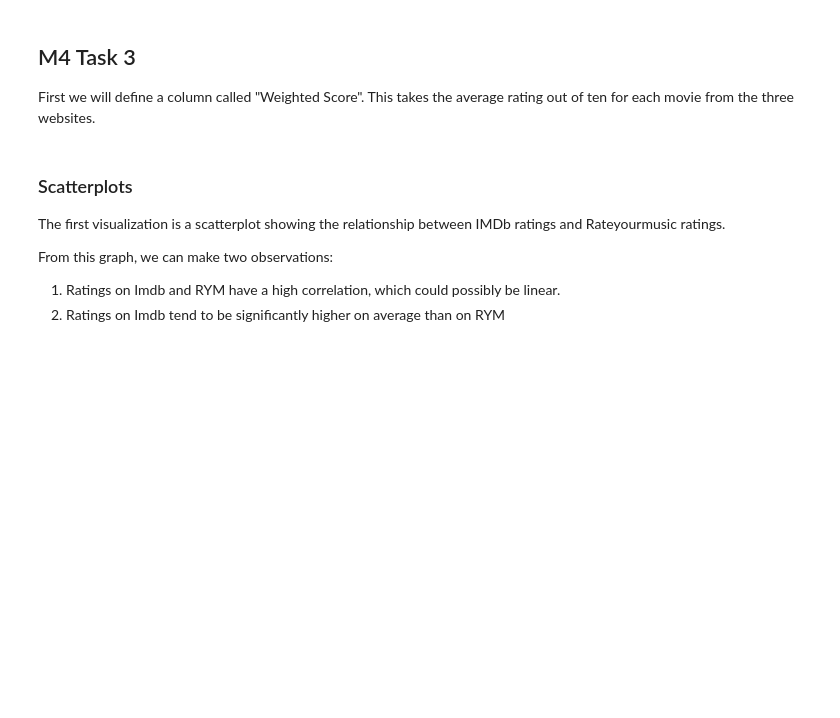
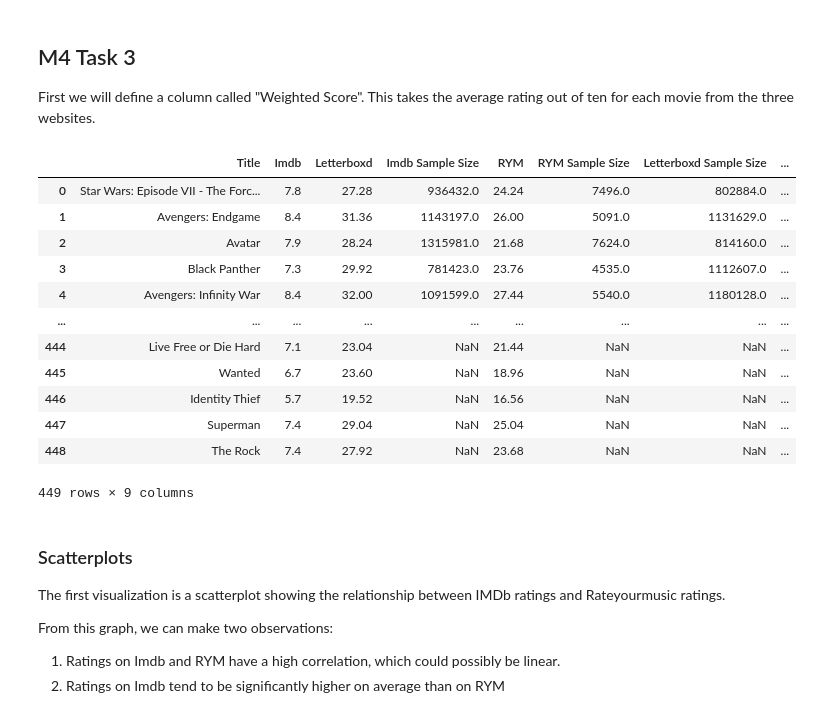
Before and after one commit to ubco-W2022T2-data301/project-group-group52, a Jupyter notebook: analysis/analysis3.ipynb, the cells around one changed output. Saved outputs shown, nothing was run; the diff lists cells and outputs as text; code cells hidden in the pictures; blank space fills up the shorter version.

```diff
--- a/analysis/analysis3.ipynb
+++ b/analysis/analysis3.ipynb
@@ -82,9 +88,24 @@ First we will define a column called "Weighted Score". This takes the average ra
 # %%
 df['RYM'] = df['RYM'].apply(lambda x: x*2) #standardizing the ratings
 df['Letterboxd'] = df['Letterboxd'].apply(lambda x: x*2)
 
 df['Weighted Rating'] = df['RYM'] + df['Imdb'] + df['Letterboxd']
 df['Weighted Rating'] = df['Weighted Rating'].apply(lambda x: x/3) #taking the average to get weighted rating
+df
+# %% [output]
+|  | Title | Imdb | Letterboxd | Imdb Sample Size | RYM | RYM Sample Size | Letterboxd Sample Size | ... |
+| 0 | Star Wars: Episode VII - The Forc... | 7.8 | 27.28 | 936432.0 | 24.24 | 7496.0 | 802884.0 | ... |
+| 1 | Avengers: Endgame | 8.4 | 31.36 | 1143197.0 | 26.00 | 5091.0 | 1131629.0 | ... |
+| 2 | Avatar | 7.9 | 28.24 | 1315981.0 | 21.68 | 7624.0 | 814160.0 | ... |
+| 3 | Black Panther | 7.3 | 29.92 | 781423.0 | 23.76 | 4535.0 | 1112607.0 | ... |
+| 4 | Avengers: Infinity War | 8.4 | 32.00 | 1091599.0 | 27.44 | 5540.0 | 1180128.0 | ... |
+| ... | ... | ... | ... | ... | ... | ... | ... | ... |
+| 444 | Live Free or Die Hard | 7.1 | 23.04 | NaN | 21.44 | NaN | NaN | ... |
+| 445 | Wanted | 6.7 | 23.60 | NaN | 18.96 | NaN | NaN | ... |
+| 446 | Identity Thief | 5.7 | 19.52 | NaN | 16.56 | NaN | NaN | ... |
+| 447 | Superman | 7.4 | 29.04 | NaN | 25.04 | NaN | NaN | ... |
+| 448 | The Rock | 7.4 | 27.92 | NaN | 23.68 | NaN | NaN | ... |
+449 rows × 9 columns
 # %% [markdown]
 ### Scatterplots
 
```
Also changed, not shown: parts of 7 cells of this notebook.
